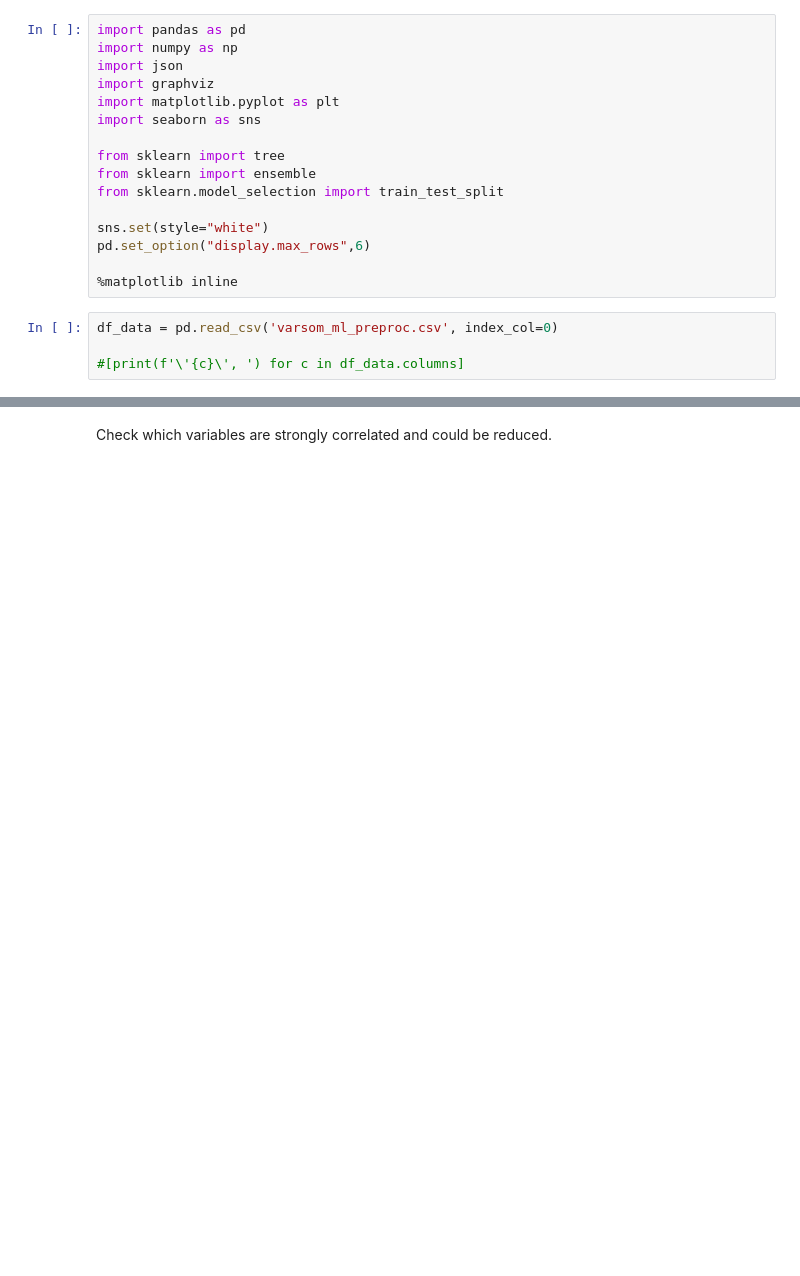
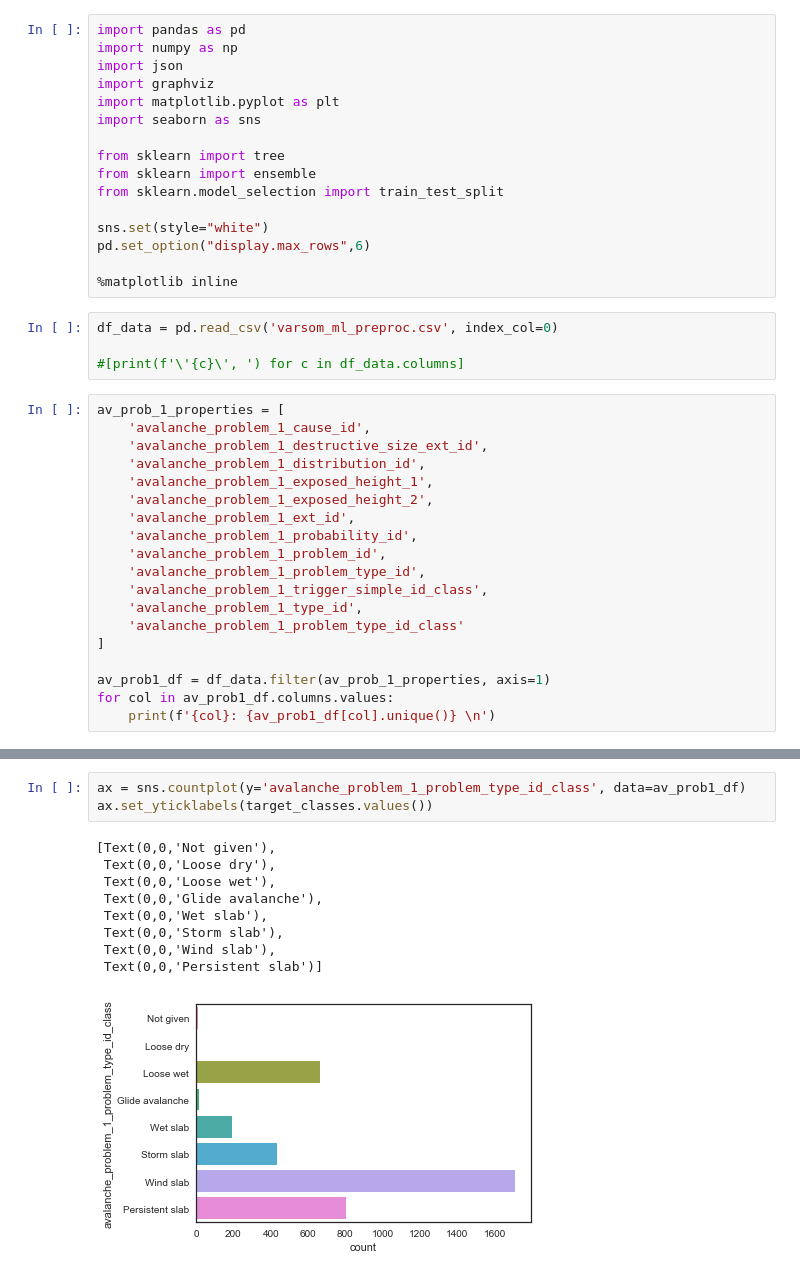
Before and after one commit to kmunve/APS, a Jupyter notebook: aps/notebooks/ml_varsom/aval_problem_prediction.ipynb, the cells around one changed output, grey strips where cells are left out. Drawn from its saved outputs; the diff is of its cells as text; blank space fills up the shorter version.

```diff
--- a/aps/notebooks/ml_varsom/aval_problem_prediction.ipynb
+++ b/aps/notebooks/ml_varsom/aval_problem_prediction.ipynb
@@ -52,3 +52,22 @@ pd.set_option("display.max_rows",6)
 df_data = pd.read_csv('varsom_ml_preproc.csv', index_col=0)
 
 #[print(f'\'{c}\', ') for c in df_data.columns]
+# %%
+av_prob_1_properties = [
+    'avalanche_problem_1_cause_id',
+    'avalanche_problem_1_destructive_size_ext_id',
+    'avalanche_problem_1_distribution_id',
+    'avalanche_problem_1_exposed_height_1',
+    'avalanche_problem_1_exposed_height_2',
+    'avalanche_problem_1_ext_id',
+    'avalanche_problem_1_probability_id',
+    'avalanche_problem_1_problem_id',
+    'avalanche_problem_1_problem_type_id',
+    'avalanche_problem_1_trigger_simple_id_class',
+    'avalanche_problem_1_type_id',
+    'avalanche_problem_1_problem_type_id_class'
+]
+
+av_prob1_df = df_data.filter(av_prob_1_properties, axis=1)
+for col in av_prob1_df.columns.values:
+    print(f'{col}: {av_prob1_df[col].unique()} \n')
@@ -89,8 +128,19 @@ features_ = [
 X = df_data.filter(features_, axis=1)
 y = df_data.filter(target_, axis=1)
 X_train, X_test, y_train, y_test = train_test_split(X, y, random_state = 222, test_size = 0.3)
-# %% [markdown]
-Check which variables are strongly correlated and could be reduced.
+# %%
+ax = sns.countplot(y='avalanche_problem_1_problem_type_id_class', data=av_prob1_df)
+ax.set_yticklabels(target_classes.values())
+# %% [output]
+[Text(0,0,'Not given'),
+ Text(0,0,'Loose dry'),
+ Text(0,0,'Loose wet'),
+ Text(0,0,'Glide avalanche'),
+ Text(0,0,'Wet slab'),
+ Text(0,0,'Storm slab'),
+ Text(0,0,'Wind slab'),
+ Text(0,0,'Persistent slab')]
+[figure, added]
 # %%
 # Compute the correlation matrix - works only on numerical variables.
 corr = X.corr()
```
Also changed, not shown: parts of 13 cells of this notebook, 3 other files.
